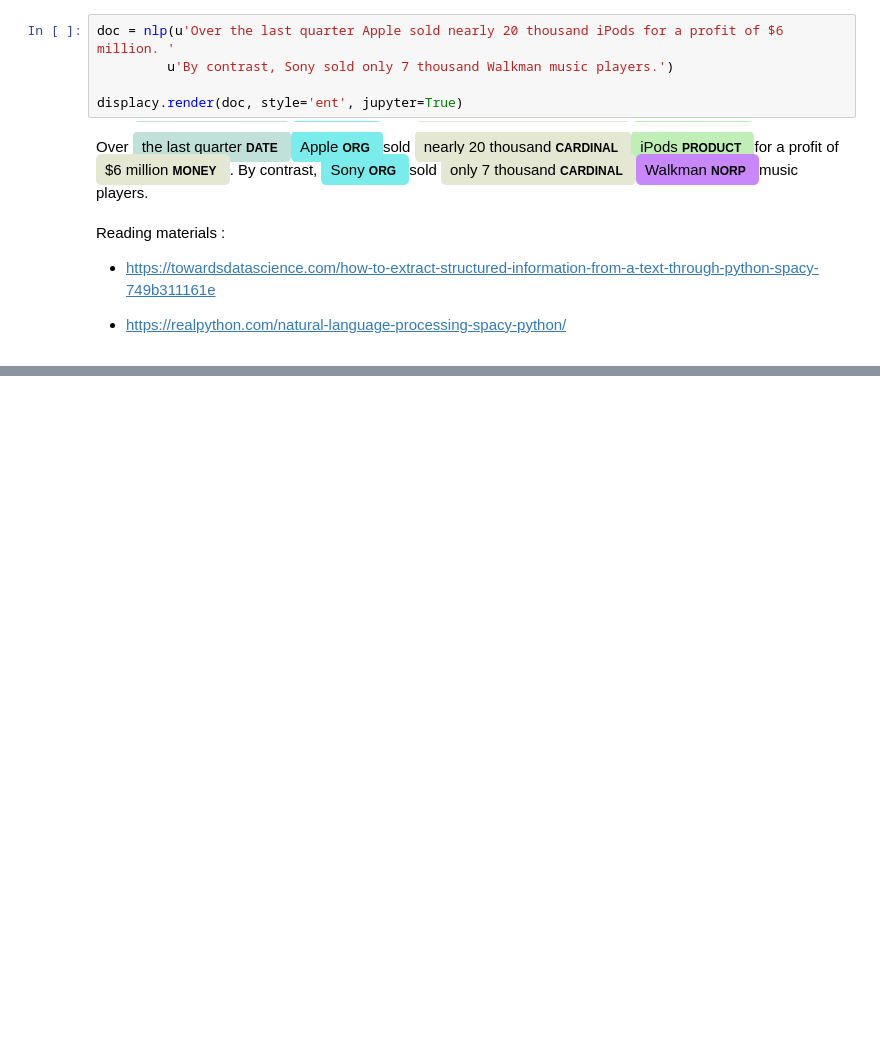
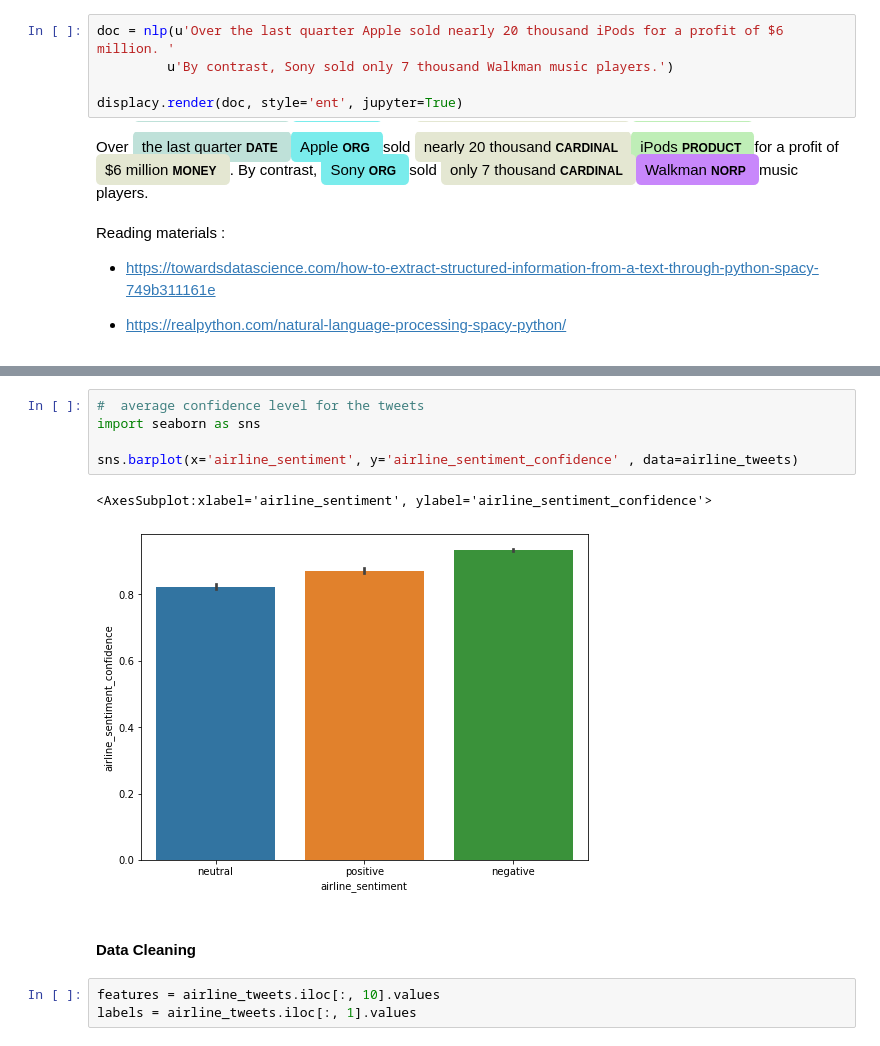
Before and after one commit to Heytec/ADS_REV_code, a Jupyter notebook: 032 Lesson NLP Basics/Natural Language Processing ( SpaCy & NLTK).ipynb, the cells around one changed output, grey strips where cells are left out. Saved outputs shown, nothing was run; the diff lists cells and outputs as text; blank space fills up the shorter version.

```diff
--- a/032 Lesson NLP Basics/Natural Language Processing .ipynb
+++ b/032 Lesson NLP Basics/Natural Language Processing ( SpaCy & NLTK).ipynb
@@ -403,0 +465,13 @@ Reading materials :
+# %%
+#  average confidence level for the tweets
+import seaborn as sns
+
+sns.barplot(x='airline_sentiment', y='airline_sentiment_confidence' , data=airline_tweets)
+# %% [output]
+<AxesSubplot:xlabel='airline_sentiment', ylabel='airline_sentiment_confidence'>
+[figure, added]
+# %% [markdown]
+#### Data Cleaning
+# %%
+features = airline_tweets.iloc[:, 10].values
+labels = airline_tweets.iloc[:, 1].values
```
Also changed, not shown: parts of 22 cells of this notebook, 2 other files.
